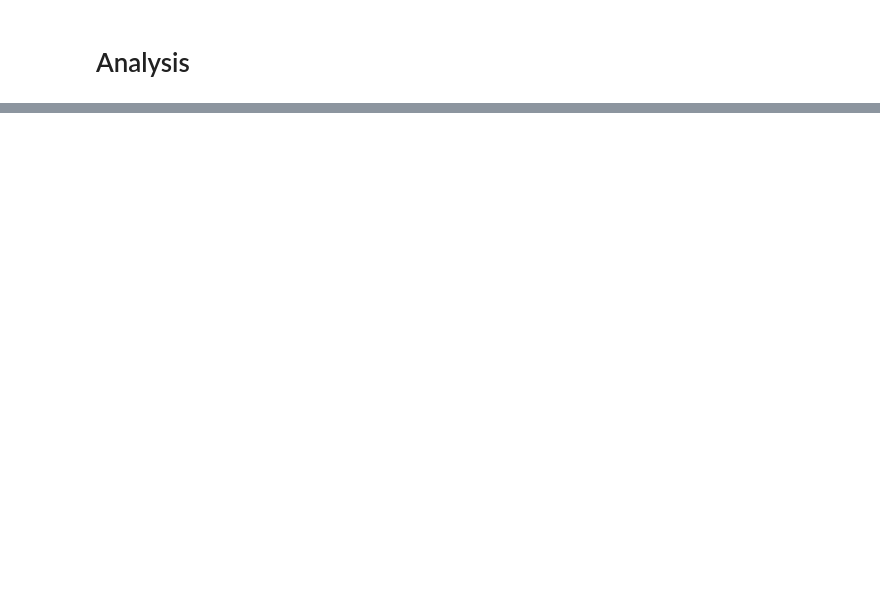
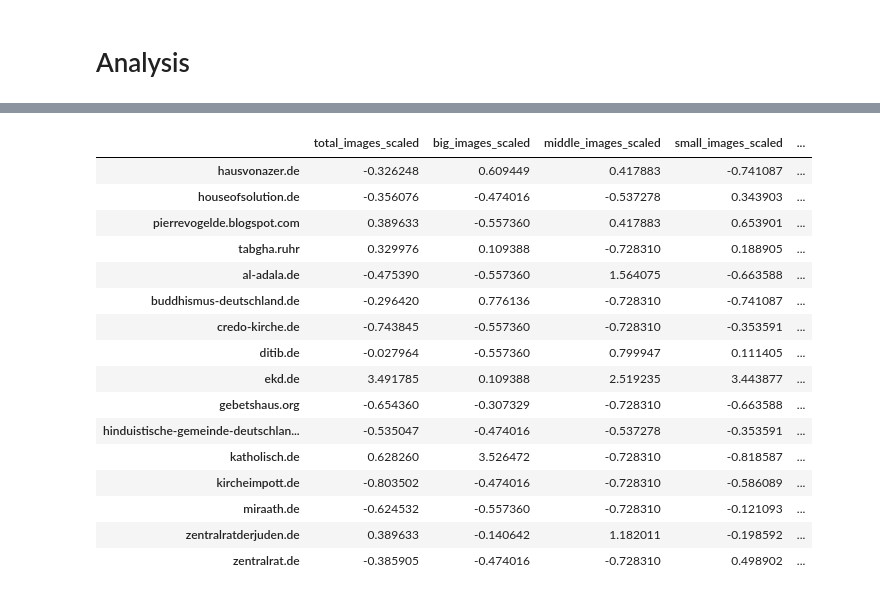
Before and after one commit to thomjur/zfdg_website_scraper, a Jupyter notebook: troubleshoting_notebook.ipynb, the cells around one changed output, grey strips where cells are left out. Saved outputs shown, nothing was run; the diff lists cells and outputs as text; code cells hidden in the pictures; blank space fills up the shorter version.

```diff
--- a/troubleshoting_notebook.ipynb
+++ b/troubleshoting_notebook.ipynb
@@ -28,0 +99,20 @@ ana = Analyzer()
+# %%
+df_scaled_clustered
+# %% [output]
+|  | total_images_scaled | big_images_scaled | middle_images_scaled | small_images_scaled | ... |
+| hausvonazer.de | -0.326248 | 0.609449 | 0.417883 | -0.741087 | ... |
+| houseofsolution.de | -0.356076 | -0.474016 | -0.537278 | 0.343903 | ... |
+| pierrevogelde.blogspot.com | 0.389633 | -0.557360 | 0.417883 | 0.653901 | ... |
+| tabgha.ruhr | 0.329976 | 0.109388 | -0.728310 | 0.188905 | ... |
+| al-adala.de | -0.475390 | -0.557360 | 1.564075 | -0.663588 | ... |
+| buddhismus-deutschland.de | -0.296420 | 0.776136 | -0.728310 | -0.741087 | ... |
+| credo-kirche.de | -0.743845 | -0.557360 | -0.728310 | -0.353591 | ... |
+| ditib.de | -0.027964 | -0.557360 | 0.799947 | 0.111405 | ... |
+| ekd.de | 3.491785 | 0.109388 | 2.519235 | 3.443877 | ... |
+| gebetshaus.org | -0.654360 | -0.307329 | -0.728310 | -0.663588 | ... |
+| hinduistische-gemeinde-deutschlan... | -0.535047 | -0.474016 | -0.537278 | -0.353591 | ... |
+| katholisch.de | 0.628260 | 3.526472 | -0.728310 | -0.818587 | ... |
+| kircheimpott.de | -0.803502 | -0.474016 | -0.728310 | -0.586089 | ... |
+| miraath.de | -0.624532 | -0.557360 | -0.728310 | -0.121093 | ... |
+| zentralratderjuden.de | 0.389633 | -0.140642 | 1.182011 | -0.198592 | ... |
+| zentralrat.de | -0.385905 | -0.474016 | -0.728310 | 0.498902 | ... |
```
Also changed, not shown: parts of 15 cells of this notebook, 4 other files.
